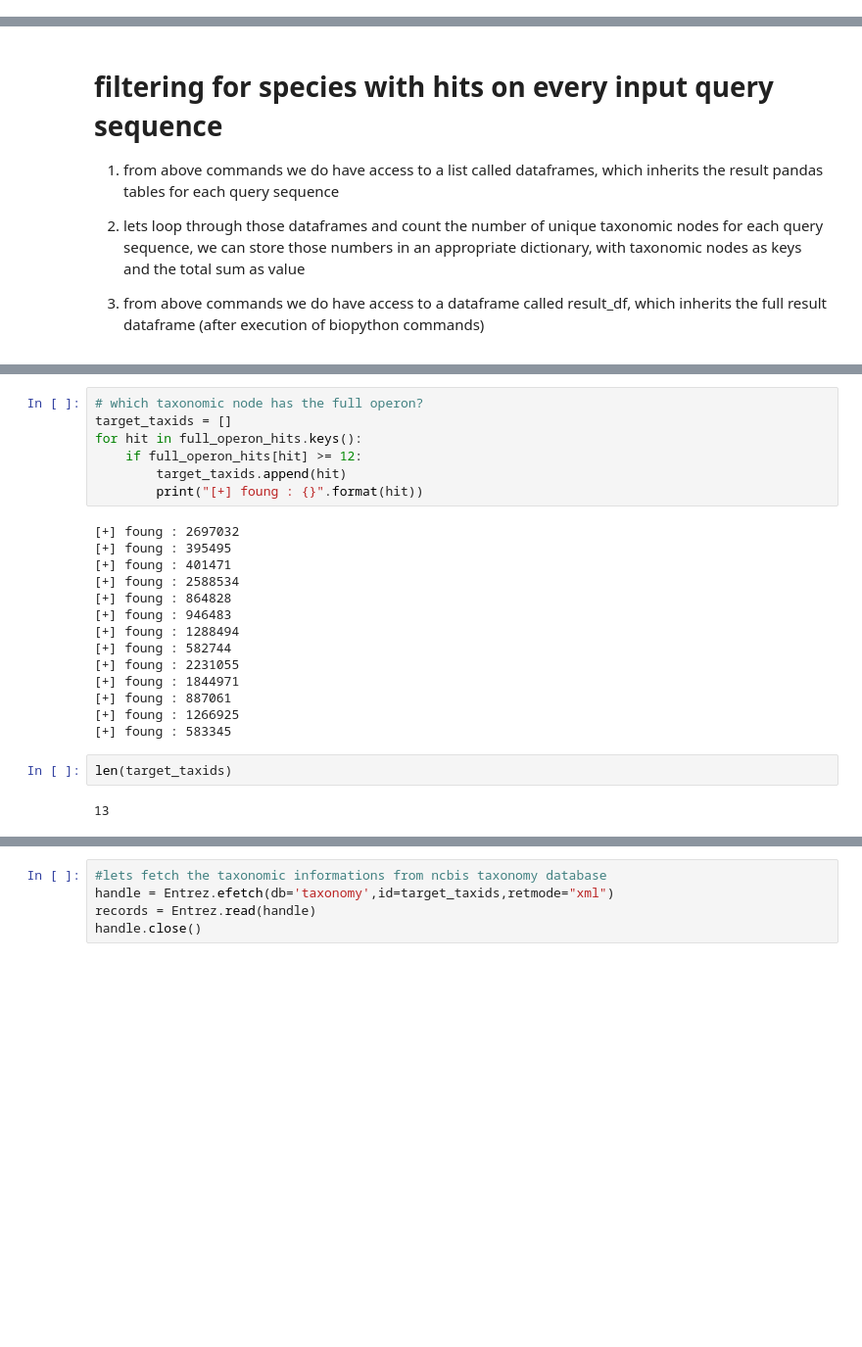
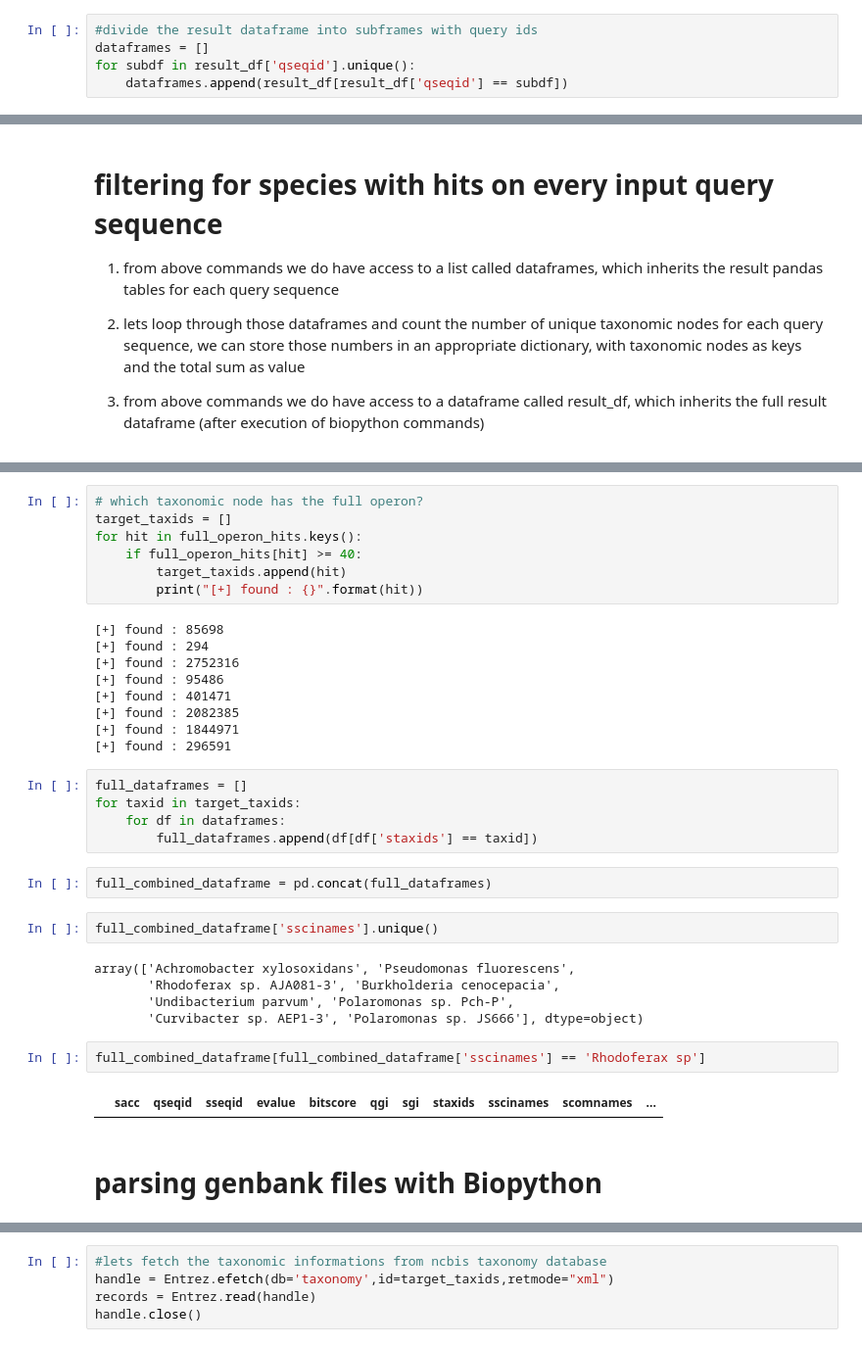
Before and after one commit to Kanomble/ncbi_transactions, a Jupyter notebook: scripts/parse_reciprocal_results.ipynb, the cells around one changed output, grey strips where cells are left out. Shown at 98% size. Drawn from its saved outputs; the diff is of its cells as text; blank space fills up the shorter version.

```diff
--- a/scripts/parse_reciprocal_results.ipynb
+++ b/scripts/parse_reciprocal_results.ipynb
@@ -209,0 +252,5 @@ graphics
+# %%
+#divide the result dataframe into subframes with query ids
+dataframes = []
+for subdf in result_df['qseqid'].unique():
+    dataframes.append(result_df[result_df['qseqid'] == subdf])
@@ -250,24 +371,35 @@ for df in dataframes:
 # which taxonomic node has the full operon?
 target_taxids = []
 for hit in full_operon_hits.keys():
-    if full_operon_hits[hit] >= 12:
+    if full_operon_hits[hit] >= 40:
         target_taxids.append(hit)
-        print("[+] foung : {}".format(hit))
+        print("[+] found : {}".format(hit))
 # %% [output]
-[+] foung : 2697032
-[+] foung : 395495
-[+] foung : 401471
-[+] foung : 2588534
-[+] foung : 864828
-[+] foung : 946483
-[+] foung : 1288494
-[+] foung : 582744
-[+] foung : 2231055
-[+] foung : 1844971
-[+] foung : 887061
-[+] foung : 1266925
-[+] foung : 583345
+[+] found : 85698
+[+] found : 294
+[+] found : 2752316
+[+] found : 95486
+[+] found : 401471
+[+] found : 2082385
+[+] found : 1844971
+[+] found : 296591
-# %%
-len(target_taxids)
-# %% [output]
-13
+# %%
+full_dataframes = []
+for taxid in target_taxids:
+    for df in dataframes:
+        full_dataframes.append(df[df['staxids'] == taxid])
+# %%
+full_combined_dataframe = pd.concat(full_dataframes)
+# %%
+full_combined_dataframe['sscinames'].unique()
+# %% [output]
+array(['Achromobacter xylosoxidans', 'Pseudomonas fluorescens',
+       'Rhodoferax sp. AJA081-3', 'Burkholderia cenocepacia',
+       'Undibacterium parvum', 'Polaromonas sp. Pch-P',
+       'Curvibacter sp. AEP1-3', 'Polaromonas sp. JS666'], dtype=object)
+# %%
+full_combined_dataframe[full_combined_dataframe['sscinames'] == 'Rhodoferax sp']
+# %% [output]
+|  | sacc | qseqid | sseqid | evalue | bitscore | qgi | sgi | staxids | sscinames | scomnames | ... |
+# %% [markdown]
+# parsing genbank files with Biopython
```
Also changed, not shown: parts of 41 cells of this notebook, 7 other files.
